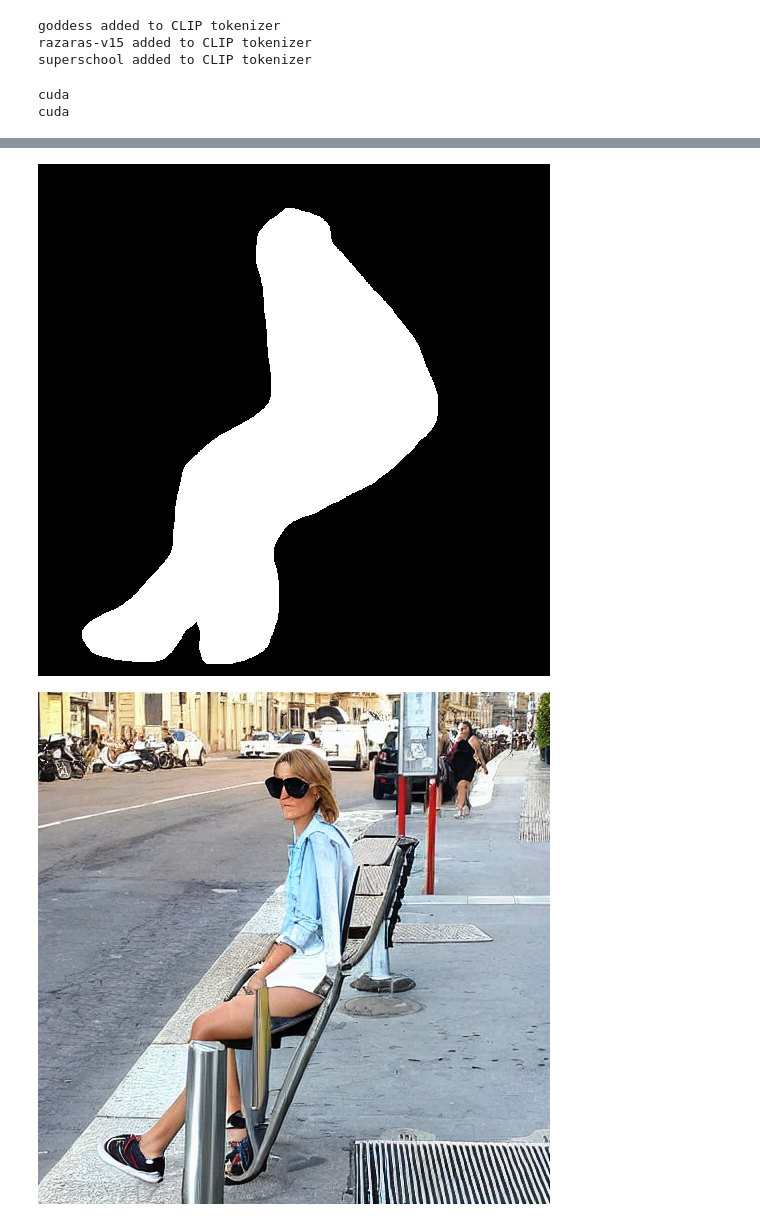
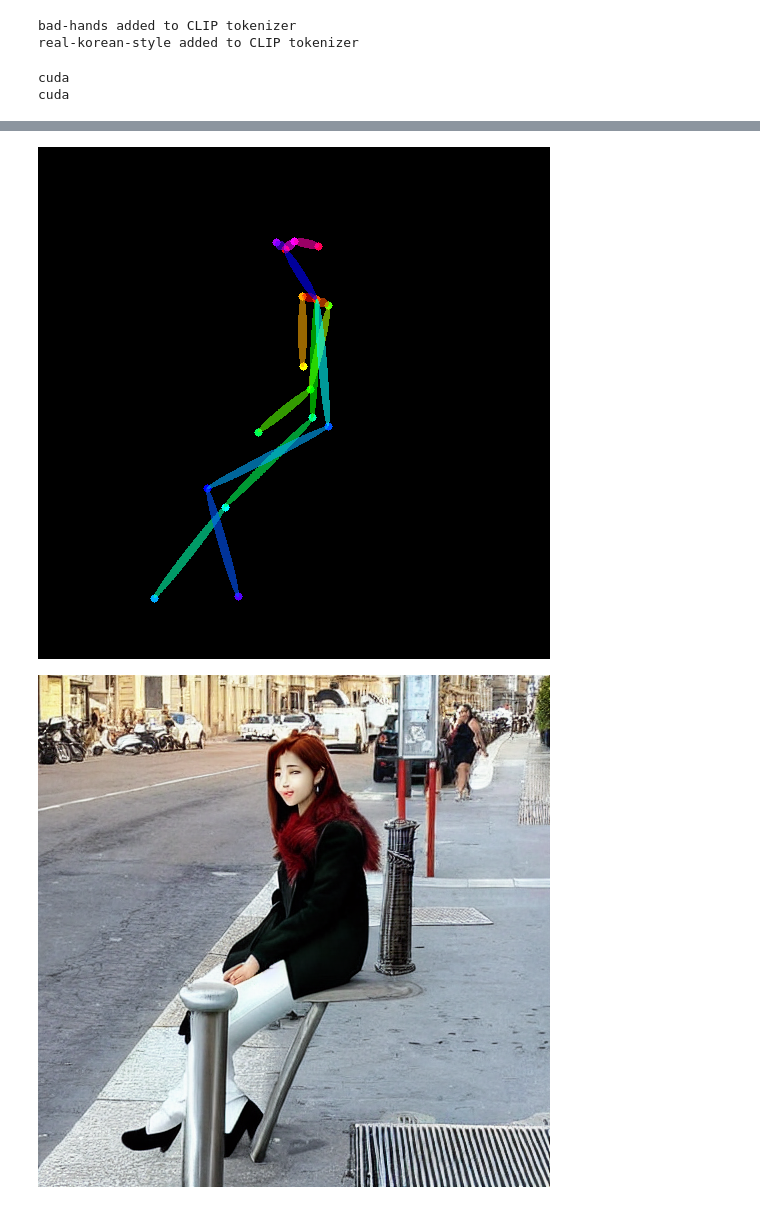
Before and after one commit to JoonHyun814/ControlNet, a Jupyter notebook: control_inpainting_examples.ipynb, the cells around one changed output, grey strips where cells are left out. Saved outputs shown, nothing was run; the diff lists cells and outputs as text; code cells hidden in the pictures.

Commit message:
control inpainting

```diff
--- a/control_inpainting_examples.ipynb
+++ b/control_inpainting_examples.ipynb
@@ -11,46 +11,46 @@ from transformers import CLIPTextModel, CLIPTokenizer
 import customs.custom_api as custom_api
 
 
-pretrained_model_name_or_path = "/workspace/ControlNet_jh/customs/models/diffusers/pose_razaras-superschool-1200"
+controlnet_path = "/data3/model_checkpoints/DIFFUSION_DB/ControlNet/diffusers/control_sd15_openpose"
+SD_inpainting_path = '/data3/model_checkpoints/DIFFUSION_DB/Diffusion_models/diffusers/v15/real-korean-v15-step5-inpainting'
+embed_path = '/data3/model_checkpoints/DIFFUSION_DB/embeddings/v15'
+embed_list = ['bad-hands','real-korean-style']
 
 # load tokenizer
 tokenizer = CLIPTokenizer.from_pretrained(
-    pretrained_model_name_or_path,
+    controlnet_path,
     subfolder="tokenizer",
 )
 text_encoder = CLIPTextModel.from_pretrained(
-    pretrained_model_name_or_path,
+    controlnet_path,
     subfolder="text_encoder",
     torch_dtype=torch.float16
 )
 
 # add tokens
-embed_path = '/workspace/ControlNet_jh/ControlNet/embeddings'
-embed_list = ['goddess','razaras-v15','superschool']
 custom_api.add_token(embed_path=embed_path,tokens=embed_list,tokenizer=tokenizer,text_encoder=text_encoder)
 
 # load model & merge
 pipe_control = StableDiffusionControlNetInpaintPipeline.from_pretrained(
-    pretrained_model_name_or_path,
+    controlnet_path,
     text_encoder=text_encoder,
     tokenizer=tokenizer,
     torch_dtype=torch.float16).to('cuda')
-pipe_inpaint = StableDiffusionInpaintPipeline.from_pretrained("runwayml/stable-diffusion-inpainting",torch_dtype=torch.float16).to('cuda')
+pipe_inpaint = StableDiffusionInpaintPipeline.from_pretrained(SD_inpainting_path,torch_dtype=torch.float16).to('cuda')
 
 pipe_control.unet = pipe_inpaint.unet
 pipe_control.unet.in_channels = 4
 # %% [output]
-goddess added to CLIP tokenizer
-razaras-v15 added to CLIP tokenizer
-superschool added to CLIP tokenizer
+bad-hands added to CLIP tokenizer
+real-korean-style added to CLIP tokenizer
 # %%
 from ControlNet.annotator.openpose import OpenposeDetector
 from ControlNet.annotator.util import HWC3
 import numpy as np
 
 # load image & mask
-image = Image.open("/workspace/ControlNet_jh/customs/test_images/image1.jpg")
-mask = Image.open("/workspace/ControlNet_jh/customs/test_images/image1_mask.jpg")   # 지우는 부분: [255,255,255] 아닌부분: [0,0,0]
+image = Image.open("/workspace/ControlNet_jh/test_images/image1.jpg")
+mask = Image.open("/workspace/ControlNet_jh/test_images/image1_mask.jpg")   # 지우는 부분: [255,255,255] 아닌부분: [0,0,0]
 
 # image preprocess
 image = custom_api.resize_padding(image)
@@ -68,9 +68,9 @@ image = Image.fromarray(image)
 
 # run inference
 out_image = pipe_control(
-    prompt="woman leaning on bench, \
+    prompt="woman leaning on bench in real-korean-style, \
         8k, uhd, high quality, masterpiece, in superschool style and razaras style ((trending on artstation and pinterest)), detailed face, dynamic pose",
-    negative_prompt='nsfw, bad quality, letters, characters, writings, chinese chracters, watermark, username, artist name, fewer digits, \
+    negative_prompt='bad-hands, nsfw, bad quality, letters, characters, writings, chinese chracters, watermark, username, artist name, fewer digits, \
         clevage, bad hands, chinese clothes, blurry, ((bad anatomy)), (((bad proportions))), ((extra limbs)), cloned face, (((disfigured))), \
         extra limbs, (bad anatomy), gross proportions, (too many fingers), (((long neck))), Photoshop, video game, tiling, poorly drawn hands,\
         poorly drawn feet, poorly drawn face, mutated, extra limbs, extra legs, extra arms, disfigured, deformed, cross-eye, body out of frame, \
@@ -93,2 +93,2 @@ cuda
-[figure, old version]
+[figure, new version]
-[figure, old version]
+[figure, new version]
```
Also changed, not shown: parts of 1 cell of this notebook, 4 other files.
